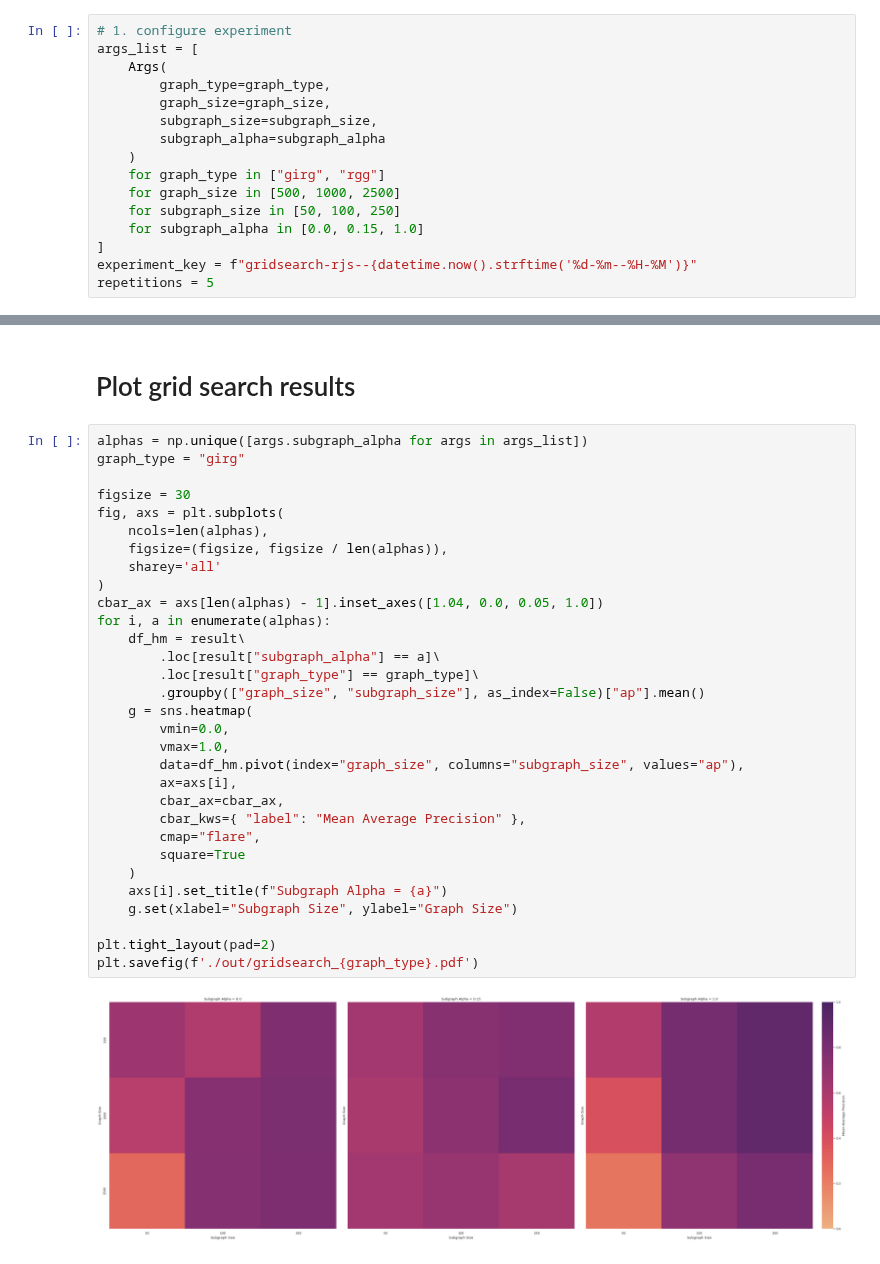
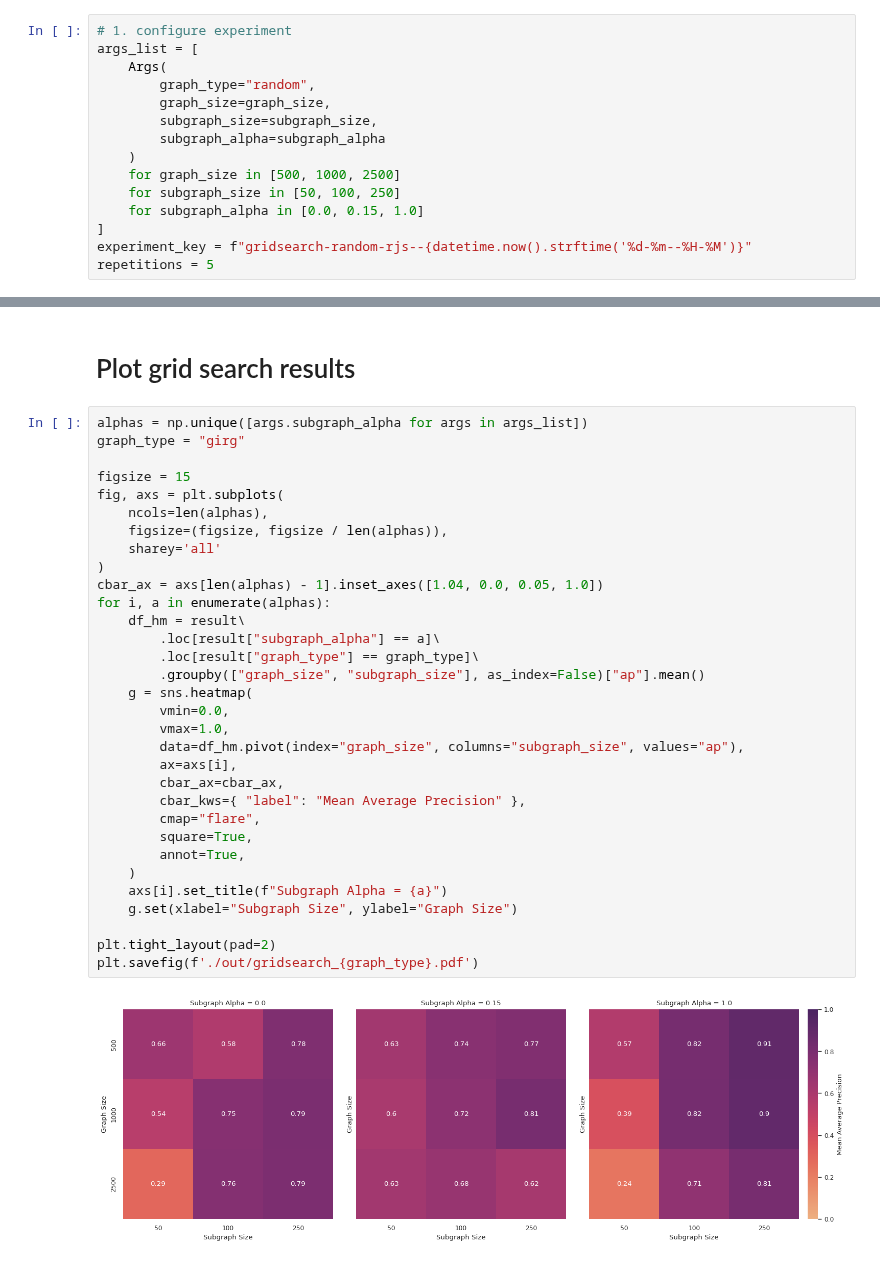
Before and after one commit to HydrofinLoewenherz/embedding-eval-framework, a Jupyter notebook: notebooks/gridsearch.ipynb, the cells around one changed output, grey strips where cells are left out. Drawn from its saved outputs; the diff is of its cells as text.

Commit message:
run reconstruction and gridsearch test

```diff
--- a/notebooks/gridsearch.ipynb
+++ b/notebooks/gridsearch.ipynb
@@ -57,17 +57,16 @@ result.to_csv(os.path.join(path, "./out/saved.csv.zip"), index=False, compressio
 # 1. configure experiment
 args_list = [
     Args(
-        graph_type=graph_type,
+        graph_type="random",
         graph_size=graph_size,
         subgraph_size=subgraph_size,
         subgraph_alpha=subgraph_alpha
     )
-    for graph_type in ["girg", "rgg"]
     for graph_size in [500, 1000, 2500]
     for subgraph_size in [50, 100, 250]
     for subgraph_alpha in [0.0, 0.15, 1.0]
 ]
-experiment_key = f"gridsearch-rjs--{datetime.now().strftime('%d-%m--%H-%M')}"
+experiment_key = f"gridsearch-random-rjs--{datetime.now().strftime('%d-%m--%H-%M')}"
 repetitions = 5
 # %%
 # 2. define how to evaluate
@@ -117,33 +116,34 @@ for args, rep in tqdm([
 # %%
 alphas = np.unique([args.subgraph_alpha for args in args_list])
 graph_type = "girg"
 
-figsize = 30
+figsize = 15
 fig, axs = plt.subplots(
     ncols=len(alphas),
     figsize=(figsize, figsize / len(alphas)),
     sharey='all'
 )
 cbar_ax = axs[len(alphas) - 1].inset_axes([1.04, 0.0, 0.05, 1.0])
 for i, a in enumerate(alphas):
     df_hm = result\
         .loc[result["subgraph_alpha"] == a]\
         .loc[result["graph_type"] == graph_type]\
         .groupby(["graph_size", "subgraph_size"], as_index=False)["ap"].mean()
     g = sns.heatmap(
         vmin=0.0,
         vmax=1.0,
         data=df_hm.pivot(index="graph_size", columns="subgraph_size", values="ap"),
         ax=axs[i],
         cbar_ax=cbar_ax,
         cbar_kws={ "label": "Mean Average Precision" },
         cmap="flare",
-        square=True
+        square=True,
+        annot=True,
     )
     axs[i].set_title(f"Subgraph Alpha = {a}")
     g.set(xlabel="Subgraph Size", ylabel="Graph Size")
 
 plt.tight_layout(pad=2)
 plt.savefig(f'./out/gridsearch_{graph_type}.pdf')
 # %% [output]
-[figure, old version]
+[figure, new version]
```
Also changed, not shown: parts of 1 cell of this notebook, 18 other files.
